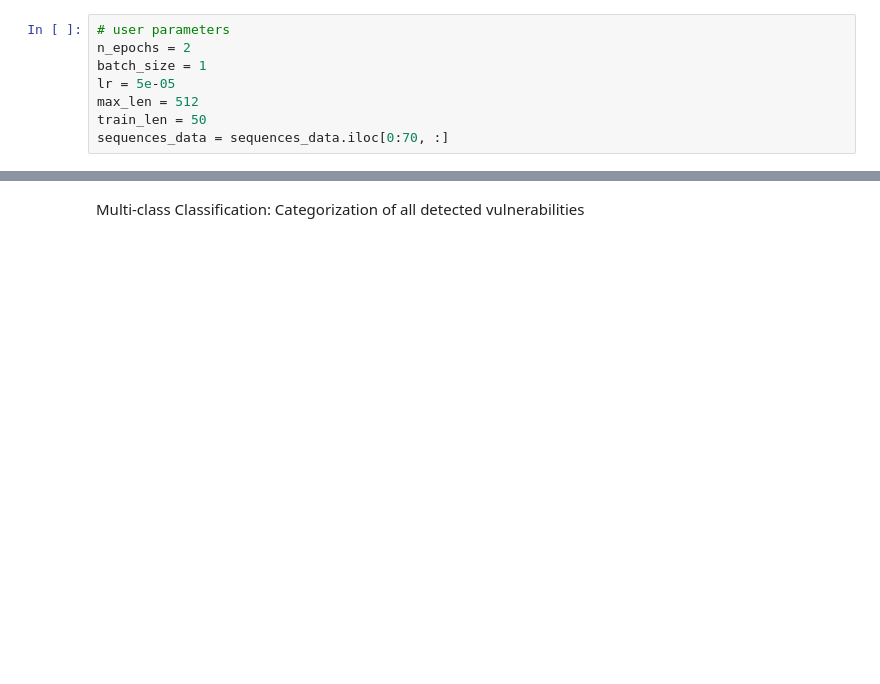
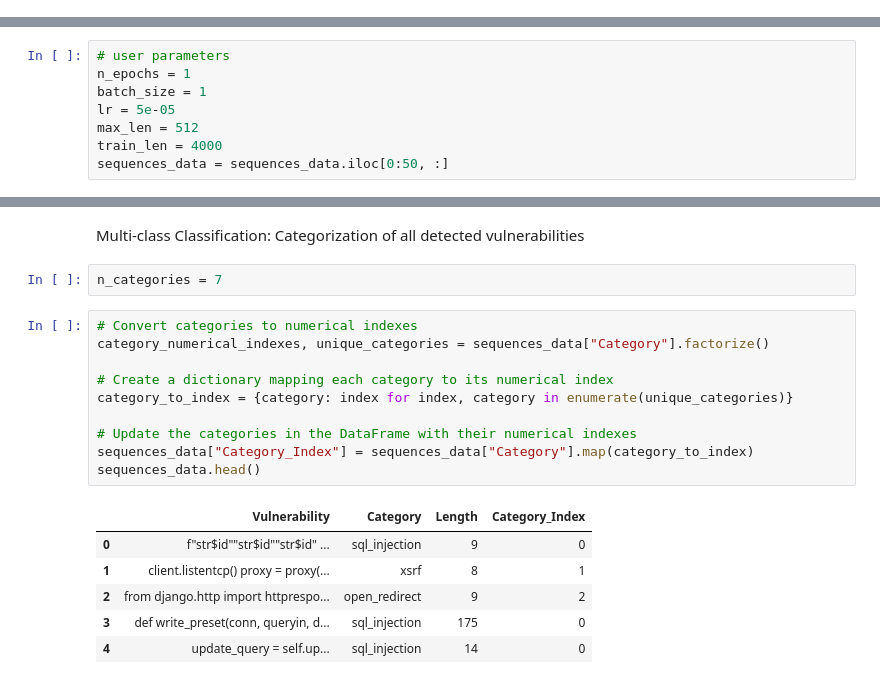
Before and after one commit to iliaskaloup/vuln_classification, a Jupyter notebook: finetuning_category_prediction.ipynb, the cells around one changed output, grey strips where cells are left out. Cells and saved outputs as stored; diff of their text form; blank space fills up the shorter version.

```diff
--- a/finetuning_category_prediction.ipynb
+++ b/finetuning_category_prediction.ipynb
@@ -84,8 +76,0 @@ else:
-# %%
-# user parameters
-n_epochs = 2
-batch_size = 1
-lr = 5e-05
-max_len = 512
-train_len = 50
-sequences_data = sequences_data.iloc[0:70, :]
@@ -110,0 +77,8 @@ def f1_metric(y_true, y_pred):
+# %%
+# user parameters
+n_epochs = 1
+batch_size = 1
+lr = 5e-05
+max_len = 512
+train_len = 4000
+sequences_data = sequences_data.iloc[0:50, :]
@@ -379,2 +358,21 @@ ResourceExhaustedError: in user code:
 # %% [markdown]
 Multi-class Classification: Categorization of all detected vulnerabilities
+# %%
+n_categories = 7
+# %%
+# Convert categories to numerical indexes
+category_numerical_indexes, unique_categories = sequences_data["Category"].factorize()
+
+# Create a dictionary mapping each category to its numerical index
+category_to_index = {category: index for index, category in enumerate(unique_categories)}
+
+# Update the categories in the DataFrame with their numerical indexes
+sequences_data["Category_Index"] = sequences_data["Category"].map(category_to_index)
+sequences_data.head()
+# %% [output]
+|  | Vulnerability | Category | Length | Category_Index |
+| 0 | f"str$id""str$id""str$id" ... | sql_injection | 9 | 0 |
+| 1 | client.listentcp() proxy = proxy(... | xsrf | 8 | 1 |
+| 2 | from django.http import httprespo... | open_redirect | 9 | 2 |
+| 3 | def write_preset(conn, queryin, d... | sql_injection | 175 | 0 |
+| 4 | update_query = self.up... | sql_injection | 14 | 0 |
```
Also changed, not shown: parts of 25 cells of this notebook.
